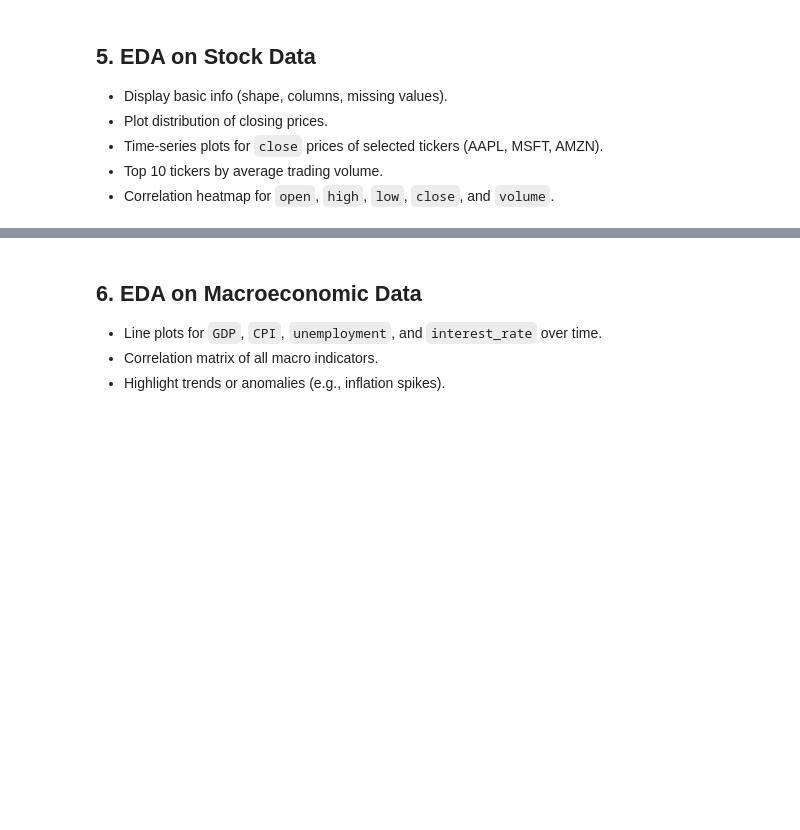
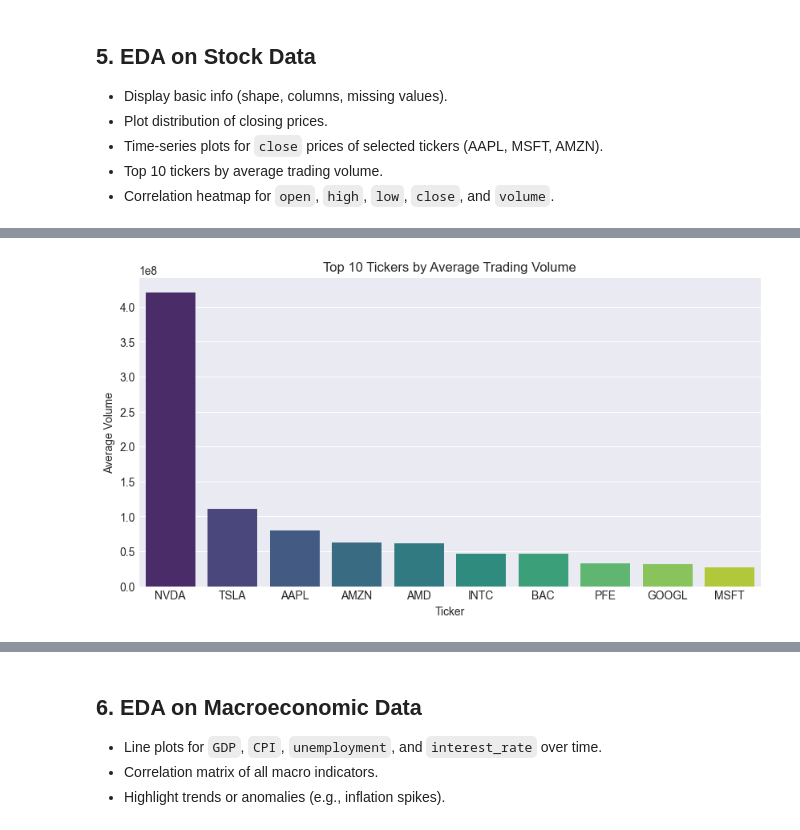
Before and after one commit to thepkcodes/SP500-Analysis-and-Prediction, a Jupyter notebook: notebooks/EDA.ipynb, the cells around one changed output, grey strips where cells are left out. Drawn from its saved outputs; the diff is of its cells as text; code cells hidden in the pictures; blank space fills up the shorter version.

```diff
--- a/notebooks/EDA.ipynb
+++ b/notebooks/EDA.ipynb
@@ -107,16 +147,18 @@ plt.show()
 # %%
 # Top 10 tickers by average trading volume
 top_vol = (
-    stocks_df.groupby('ticker')['volume']
+    stocks_df.groupby('Symbol')['Volume']
     .mean()
     .sort_values(ascending=False)
     .head(10)
 )
 plt.figure(figsize=(10,5))
 sns.barplot(x=top_vol.index, y=top_vol.values, palette='viridis')
 plt.title('Top 10 Tickers by Average Trading Volume')
 plt.xlabel('Ticker')
 plt.ylabel('Average Volume')
 plt.show()
+# %% [output]
+[figure, added]
 # %%
 # Correlation heatmap for price and volume columns
```
Also changed, not shown: parts of 21 cells of this notebook, 5 other files.
